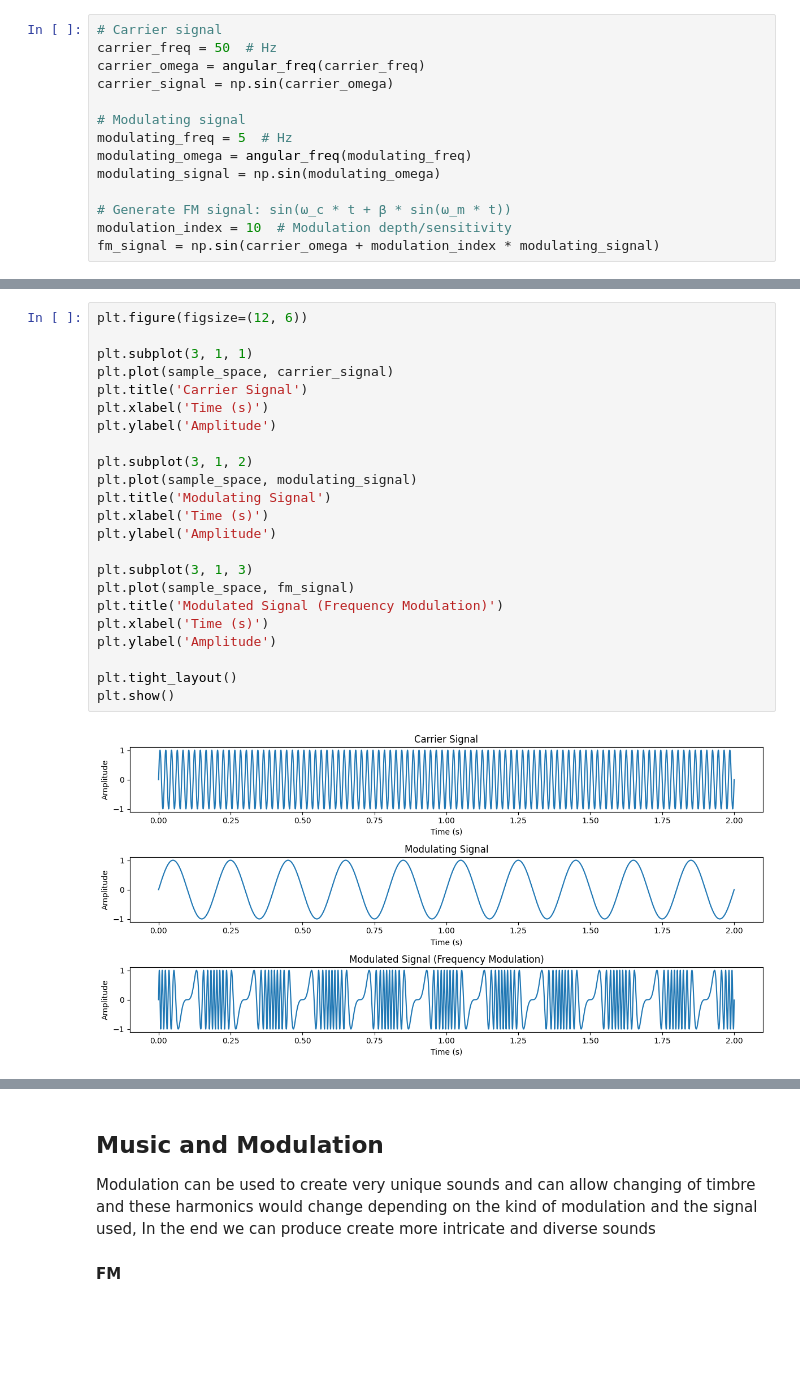
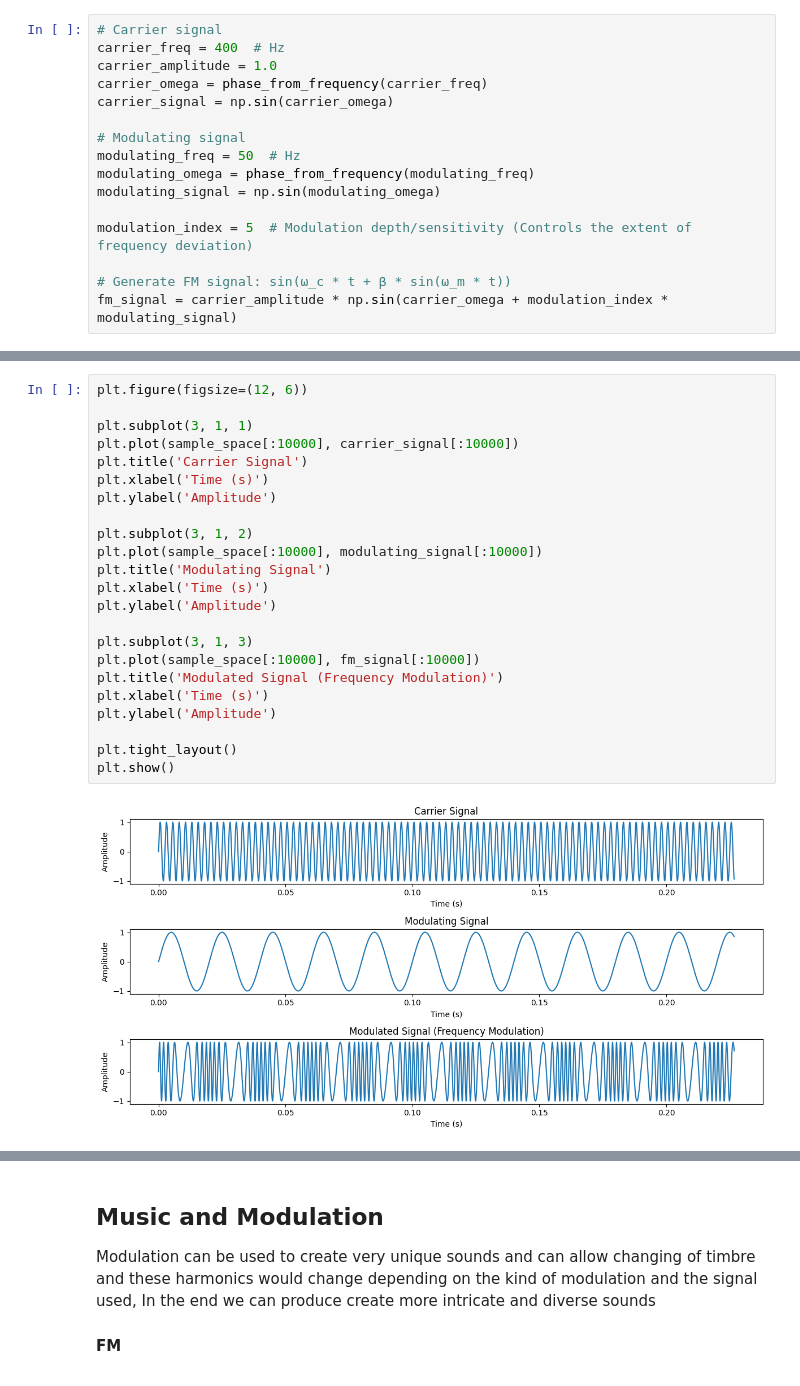
Before and after one commit to Sangarshanan/synthoor, a Jupyter notebook: tutorial/2.ipynb, the cells around one changed output, grey strips where cells are left out. Saved outputs shown, nothing was run; the diff lists cells and outputs as text; blank space fills up the shorter version.

```diff
--- a/tutorial/2.ipynb
+++ b/tutorial/2.ipynb
@@ -20,17 +33,19 @@ We can do the same thing with Amplitude, its called AM or amplitude modulation b
 # %%
 # Carrier signal
-carrier_freq = 50  # Hz
-carrier_omega = angular_freq(carrier_freq)
+carrier_freq = 400  # Hz
+carrier_amplitude = 1.0
+carrier_omega = phase_from_frequency(carrier_freq)
 carrier_signal = np.sin(carrier_omega)
 
 # Modulating signal
-modulating_freq = 5  # Hz
-modulating_omega = angular_freq(modulating_freq)
+modulating_freq = 50  # Hz
+modulating_omega = phase_from_frequency(modulating_freq)
 modulating_signal = np.sin(modulating_omega)
 
+modulation_index = 5  # Modulation depth/sensitivity (Controls the extent of frequency deviation)
+
 # Generate FM signal: sin(ω_c * t + β * sin(ω_m * t))
-modulation_index = 10  # Modulation depth/sensitivity
-fm_signal = np.sin(carrier_omega + modulation_index * modulating_signal)
+fm_signal = carrier_amplitude * np.sin(carrier_omega + modulation_index * modulating_signal)
 # %%
 ipd.Audio(fm_signal, rate=sample_rate)
 # %% [output]
@@ -38,28 +53,28 @@ ipd.Audio(fm_signal, rate=sample_rate)
 # %%
 plt.figure(figsize=(12, 6))
 
 plt.subplot(3, 1, 1)
-plt.plot(sample_space, carrier_signal)
+plt.plot(sample_space[:10000], carrier_signal[:10000])
 plt.title('Carrier Signal')
 plt.xlabel('Time (s)')
 plt.ylabel('Amplitude')
 
 plt.subplot(3, 1, 2)
-plt.plot(sample_space, modulating_signal)
+plt.plot(sample_space[:10000], modulating_signal[:10000])
 plt.title('Modulating Signal')
 plt.xlabel('Time (s)')
 plt.ylabel('Amplitude')
 
 plt.subplot(3, 1, 3)
-plt.plot(sample_space, fm_signal)
+plt.plot(sample_space[:10000], fm_signal[:10000])
 plt.title('Modulated Signal (Frequency Modulation)')
 plt.xlabel('Time (s)')
 plt.ylabel('Amplitude')
 
 plt.tight_layout()
 plt.show()
 # %% [output]
-[figure, old version]
+[figure, new version]
 # %% [markdown]
 ### [E] AM
 In amplitude modulation, the amplitude of a carrier waveform is modulated by a separate modulating waveform. The modulating waveform affects the volume or amplitude of the carrier waveform, creating harmonic sidebands around the carrier frequency. When applied in a synthesizer, AM can produce metallic or bell-like sounds, and it's useful for creating a variety of tonal textures.
```
Also changed, not shown: parts of 14 cells of this notebook, 10 other files.
